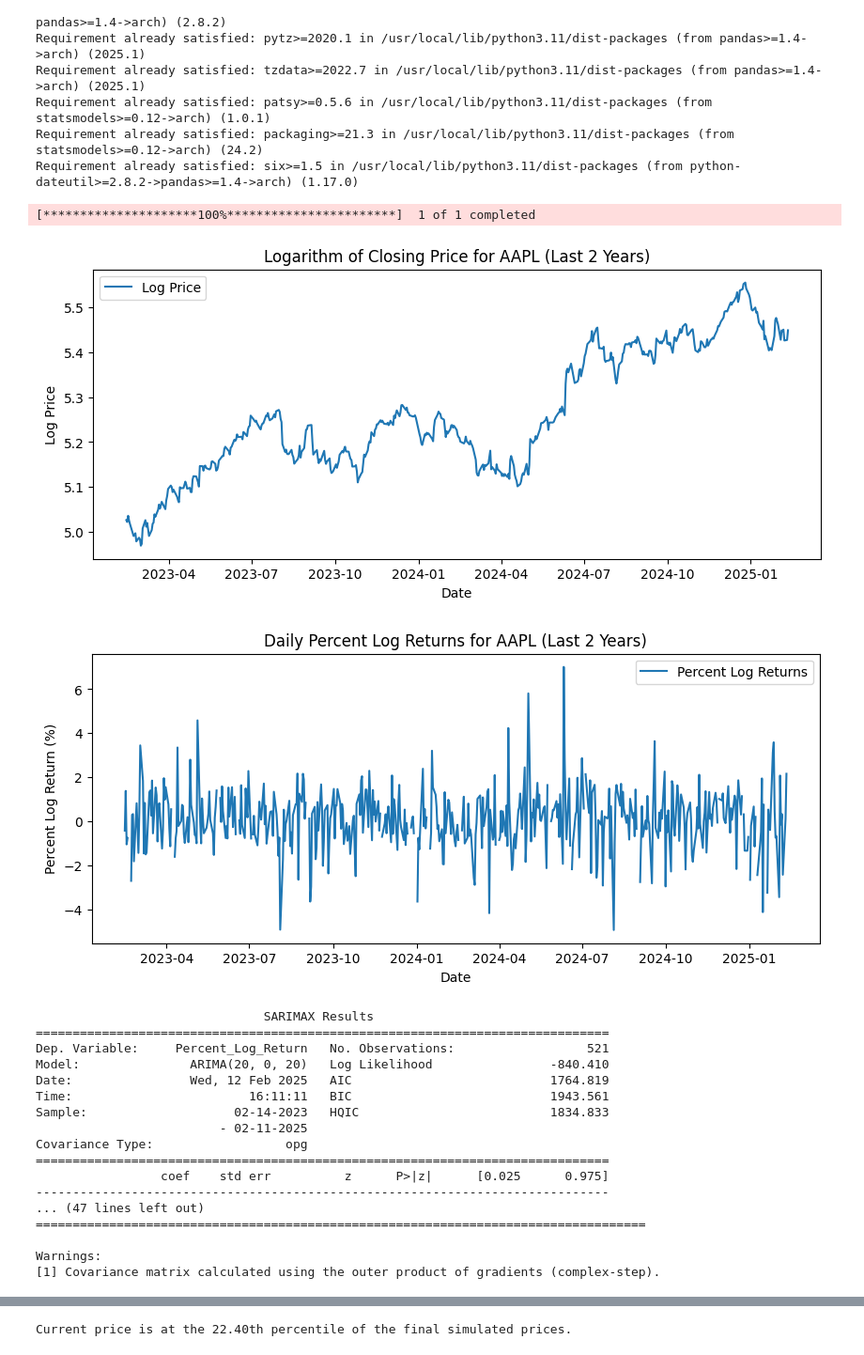
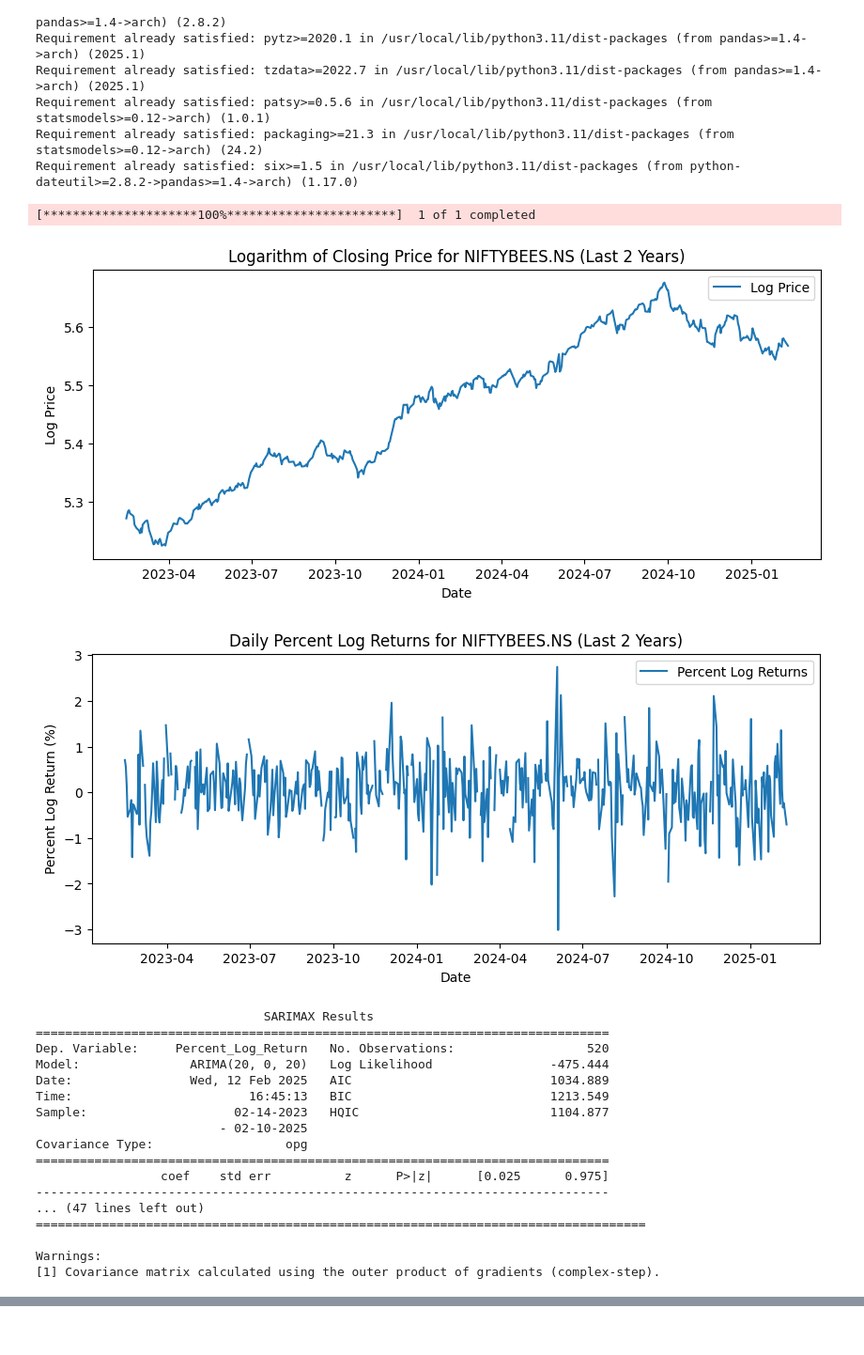
Before and after one commit to vkthakur90/AI_Applications, a Jupyter notebook: ARIMA_GARCH_on_Stock_Price.ipynb, the cells around one changed output, grey strips where cells are left out. Shown at 94% size. Saved outputs shown, nothing was run; the diff lists cells and outputs as text; code cells hidden in the pictures.

```diff
--- a/ARIMA_GARCH_on_Stock_Price.ipynb
+++ b/ARIMA_GARCH_on_Stock_Price.ipynb
@@ -29,7 +29,7 @@ import seaborn as sns
 # =============================================================================
 
 # Data parameters
-ticker = 'AAPL'
+ticker = 'NIFTYBEES.NS'
 data_years = 2      # Number of previous years of data to use as input
 forecast_years = 1  # Forecast horizon in years
 
@@ -52,7 +52,7 @@ garch_distribution = 'normal'
 
 # Monte Carlo simulation parameters
 num_paths = 1000     # Number of Monte Carlo simulation paths to generate
-paths_to_plot = 10   # Number of simulation paths to display in the plot
+paths_to_plot = 5   # Number of simulation paths to display in the plot
 
 # =============================================================================
 # DATA DOWNLOAD AND PREPARATION
@@ -248,51 +248,45 @@ plt.show()
 # =============================================================================
 
 # For the simulated returns (in percent), compute the Value at Risk (VaR) and Expected Shortfall (ES)
 # at a 95% confidence level. Here, VaR is the 5th percentile of the simulated returns.
 confidence_level = 0.95
 alpha = 1 - confidence_level  # 0.05
 var_threshold = np.percentile(simulated_returns, 100 * alpha)  # 5th percentile
 expected_shortfall = simulated_returns[simulated_returns <= var_threshold].mean()
 
 print(f"Value at Risk (95% confidence level): {var_threshold:.2f}%")
 print(f"Expected Shortfall (95% confidence level): {expected_shortfall:.2f}%")
 
 # =============================================================================
 # PROBABILITY OF PROFIT FROM MONTE CARLO SIMULATION
 # =============================================================================
 
 # Calculate the probability of profit as the percentage of simulated final prices
 # that exceed the current (latest) price.
-prob_profit = np.mean(final_prices > current_price) * 100
+current_price_percentile = percentileofscore(final_prices, current_price)
+prob_profit = 100 - current_price_percentile
 print(f"Probability of Profit (Final Price > Current Price): {prob_profit:.2f}%")
 
 plt.figure(figsize=(10, 6))
 sns.kdeplot(final_prices, fill=True, color='skyblue', label='KDE')
 plt.axvline(current_price, color='red', linestyle='dashed', linewidth=2, label='Current Price')
 plt.title('KDE of Monte Carlo Simulated Final Prices (Probability Density)')
 plt.xlabel('Price')
 plt.ylabel('Probability Density')
 plt.legend()
 plt.show()
-
-# =============================================================================
-# FIND PERCENTILE OF CURRENT PRICE AT THE END OF SIMULATION
-# =============================================================================
-
-current_price_percentile = percentileofscore(final_prices, current_price)
-print(f"Current price is at the {current_price_percentile:.2f}th percentile of the final simulated prices.")
 # %% [output]
 [*********************100%***********************]  1 of 1 completed
-[figure, old version]
+[figure, new version]
-[figure, old version]
+[figure, new version]
                                SARIMAX Results
 ==============================================================================
-Dep. Variable:     Percent_Log_Return   No. Observations:                  521
-Model:               ARIMA(20, 0, 20)   Log Likelihood                -840.410
-Date:                Wed, 12 Feb 2025   AIC                           1764.819
-Time:                        16:11:11   BIC                           1943.561
-Sample:                    02-14-2023   HQIC                          1834.833
-                         - 02-11-2025
+Dep. Variable:     Percent_Log_Return   No. Observations:                  520
+Model:               ARIMA(20, 0, 20)   Log Likelihood                -475.444
+Date:                Wed, 12 Feb 2025   AIC                           1034.889
+Time:                        16:45:13   BIC                           1213.549
+Sample:                    02-14-2023   HQIC                          1104.877
+                         - 02-10-2025
 Covariance Type:                  opg
 ==============================================================================
                  coef    std err          z      P>|z|      [0.025      0.975]
@@ -332 +325,0 @@ Probability of Profit (Final Price > Current Price): 77.60%
-Current price is at the 22.40th percentile of the final simulated prices.
```
Also changed, not shown: parts of 1 cell of this notebook.
